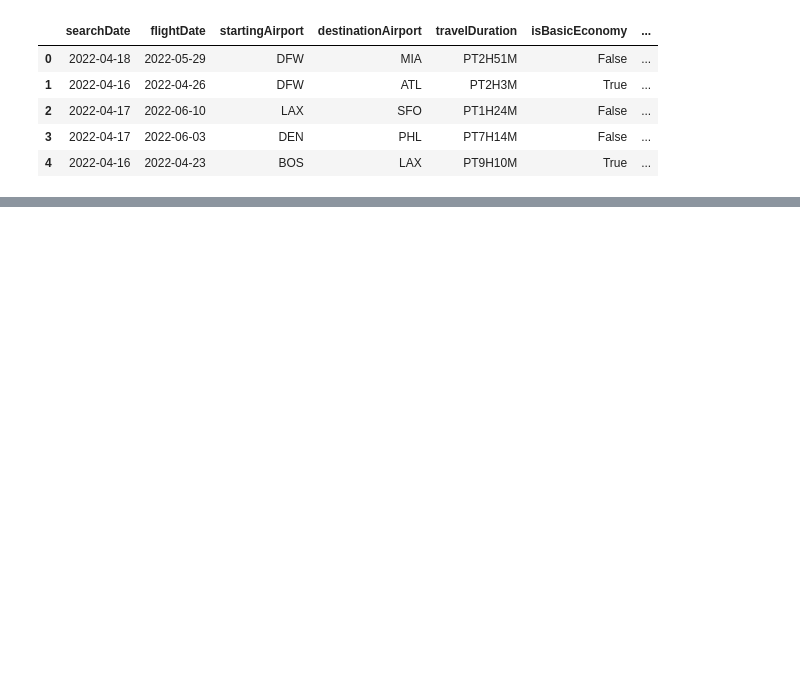
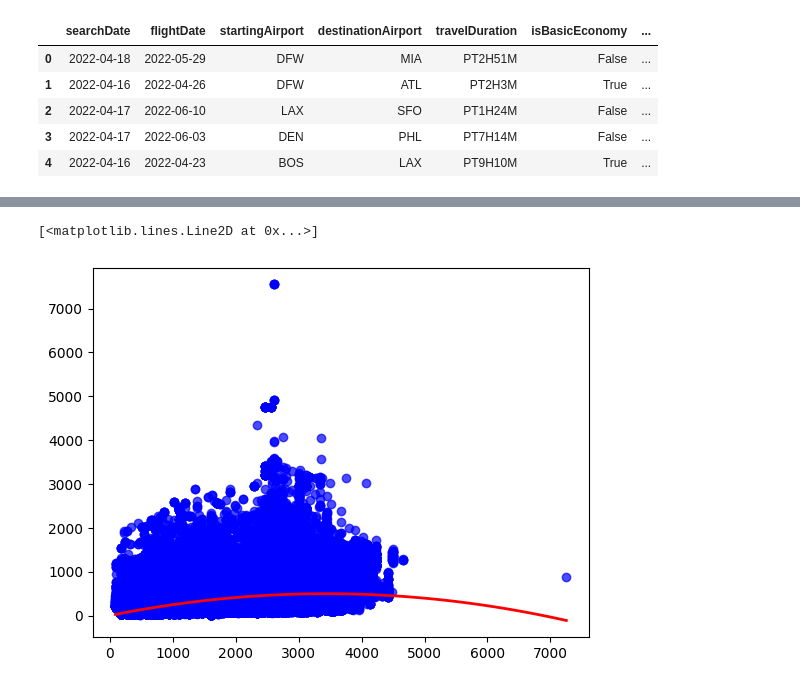
Before and after one commit to Kyay/UCDAIC, a Jupyter notebook: week1/week_material.ipynb, the cells around one changed output, grey strips where cells are left out. Cells and saved outputs as stored; diff of their text form; code cells hidden in the pictures; blank space fills up the shorter version.

```diff
--- a/week1/week_material.ipynb
+++ b/week1/week_material.ipynb
@@ -19,0 +142,10 @@ flights.head()
+# %%
+#graphing polynomial (x^2), will go more indepth on third week
+smooth_line_x = np.linspace(X_train.min(), X_train.max(), 100)
+smooth_line_poly_x = poly.transform(np.linspace(X_train.min(), X_train.max(), 100))
+smooth_line_y = poly2model.predict(smooth_line_poly_x)
+plt.scatter(X_train, y_train, color='blue', label='Actual Data', alpha=0.7)
+plt.plot(smooth_line_x, smooth_line_y, color='red', linewidth=2, label='predicted data')
+# %% [output]
+[<matplotlib.lines.Line2D at 0x...>]
+[figure, added]
```
Also changed, not shown: parts of 11 cells of this notebook.
